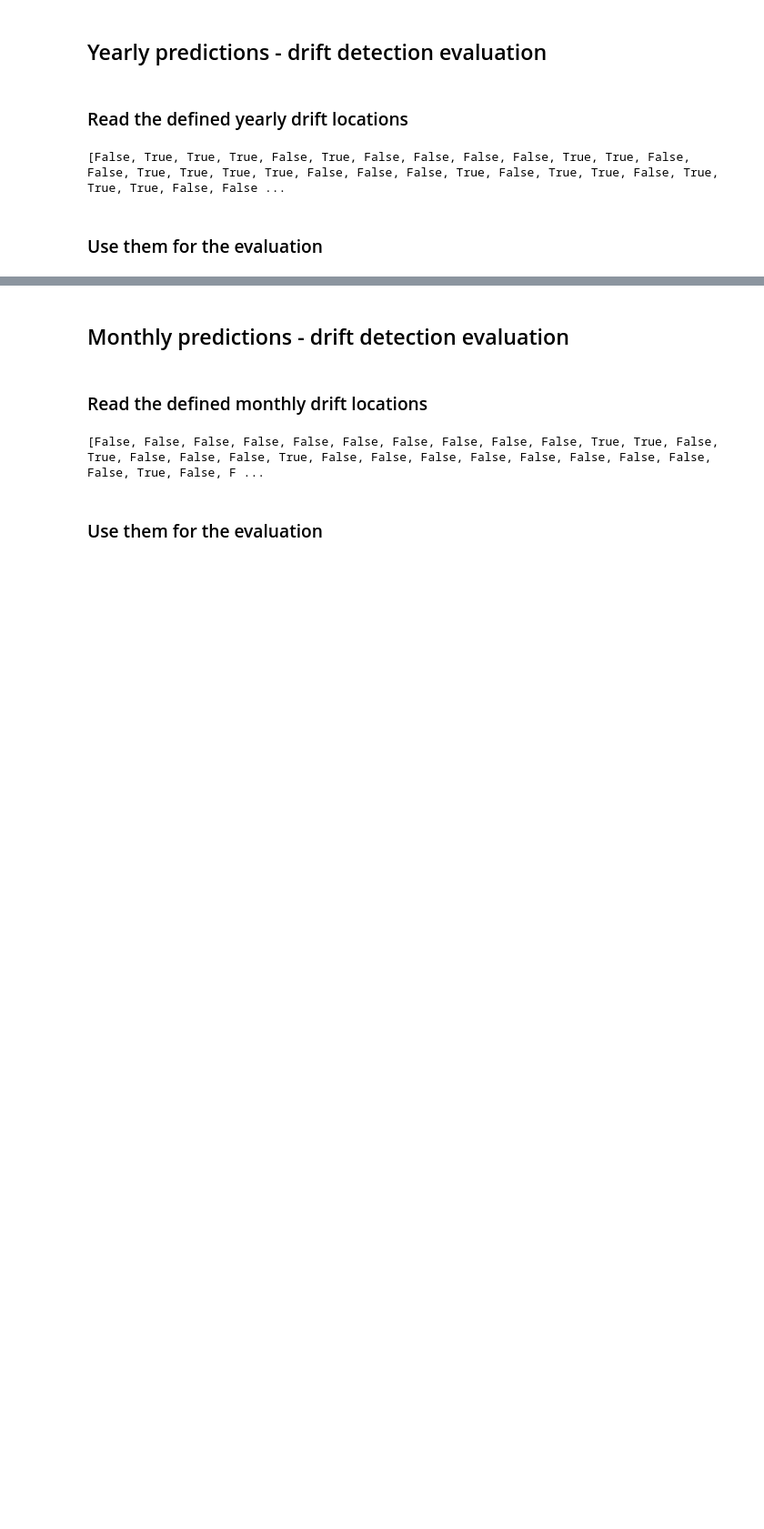
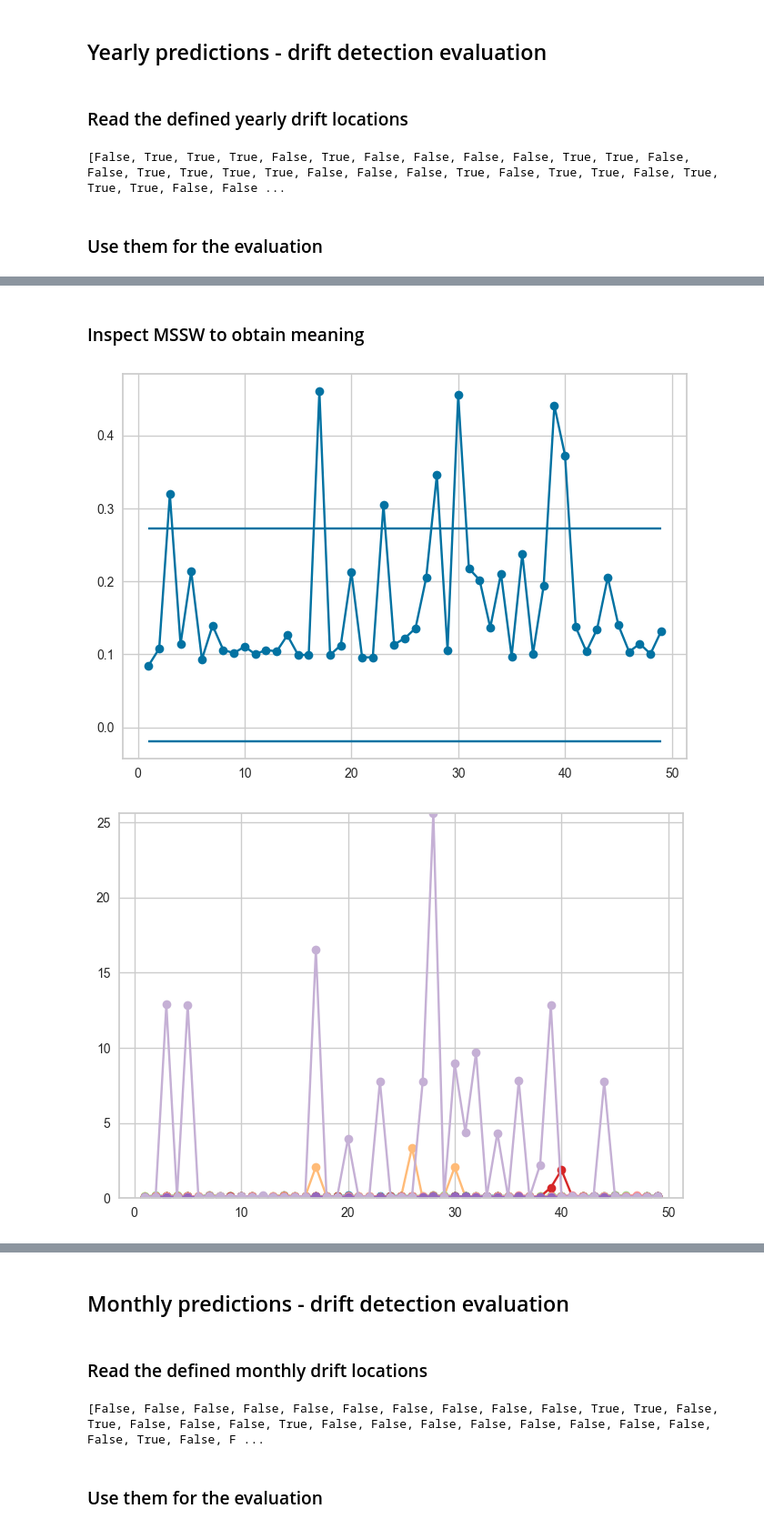
Before and after one commit to Jindrich455/clustering-drift-detection, a Jupyter notebook: mssw/mssw_weather.ipynb, the cells around one changed output, grey strips where cells are left out. Shown: that part at 91% size. Cells and saved outputs as stored; diff of their text form; code cells hidden in the pictures; blank space fills up the shorter version.

```diff
--- a/mssw/mssw_weather.ipynb
+++ b/mssw/mssw_weather.ipynb
@@ -197,0 +210,50 @@ yearly mean detection accuracy: 0.1111111111111111
+# %% [markdown]
+### Inspect MSSW to obtain meaning
+# %%
+n_clusters=10
+# %%
+from core import mssw
+import importlib
+importlib.reload(mssw)
+from matplotlib import pyplot as plt
+
+
+drifts_detected, LCL_Av_s, UCL_Av_s, all_av_c, all_av_sr, all_cluster_num_points = \
+    mssw.all_drifting_batches_return_plot_data(
+        X_ref_batches_year,
+        X_test_batches_year,
+        n_clusters=n_clusters,
+        n_init=100,
+        max_iter=130,
+        tol=0
+    )
+# %%
+ymin = np.min(all_av_c)
+ymax = np.max(all_av_c)
+total_num_batches = len(X_ref_batches_year) + len(X_test_batches_year)
+
+# https://matplotlib.org/2.1.1/gallery/showcase/bachelors_degrees_by_gender.html#sphx-glr-gallery-showcase-bachelors-degrees-by-gender-py
+colors = ['#1f77b4', '#aec7e8', '#ff7f0e', '#ffbb78', '#2ca02c',
+          '#98df8a', '#d62728', '#ff9896', '#9467bd', '#c5b0d5',
+          '#8c564b', '#c49c94', '#e377c2', '#f7b6d2', '#7f7f7f',
+          '#c7c7c7', '#bcbd22', '#dbdb8d', '#17becf', '#9edae5']
+
+plt.plot(range(1, total_num_batches + 1), all_av_sr[0], 'o-')
+plt.hlines(UCL_Av_s, 1, total_num_batches)
+plt.hlines(LCL_Av_s, 1, total_num_batches)
+# plt.ylim((ymin, ymax))
+plt.show()
+
+for i in range(n_clusters):
+    plt.plot(range(1, total_num_batches + 1), all_av_c[i],
+             color=colors[i], marker='o')
+plt.ylim((ymin, ymax))
+plt.show()
+
+for i in range(n_clusters):
+    plt.plot(range(1, total_num_batches + 1), all_cluster_num_points[i],
+             color=colors[i], marker='o')
+plt.show()
+# %% [output]
+[figure, added]
+[figure, added]
```
Also changed, not shown: parts of 9 cells of this notebook, 2 other files.
